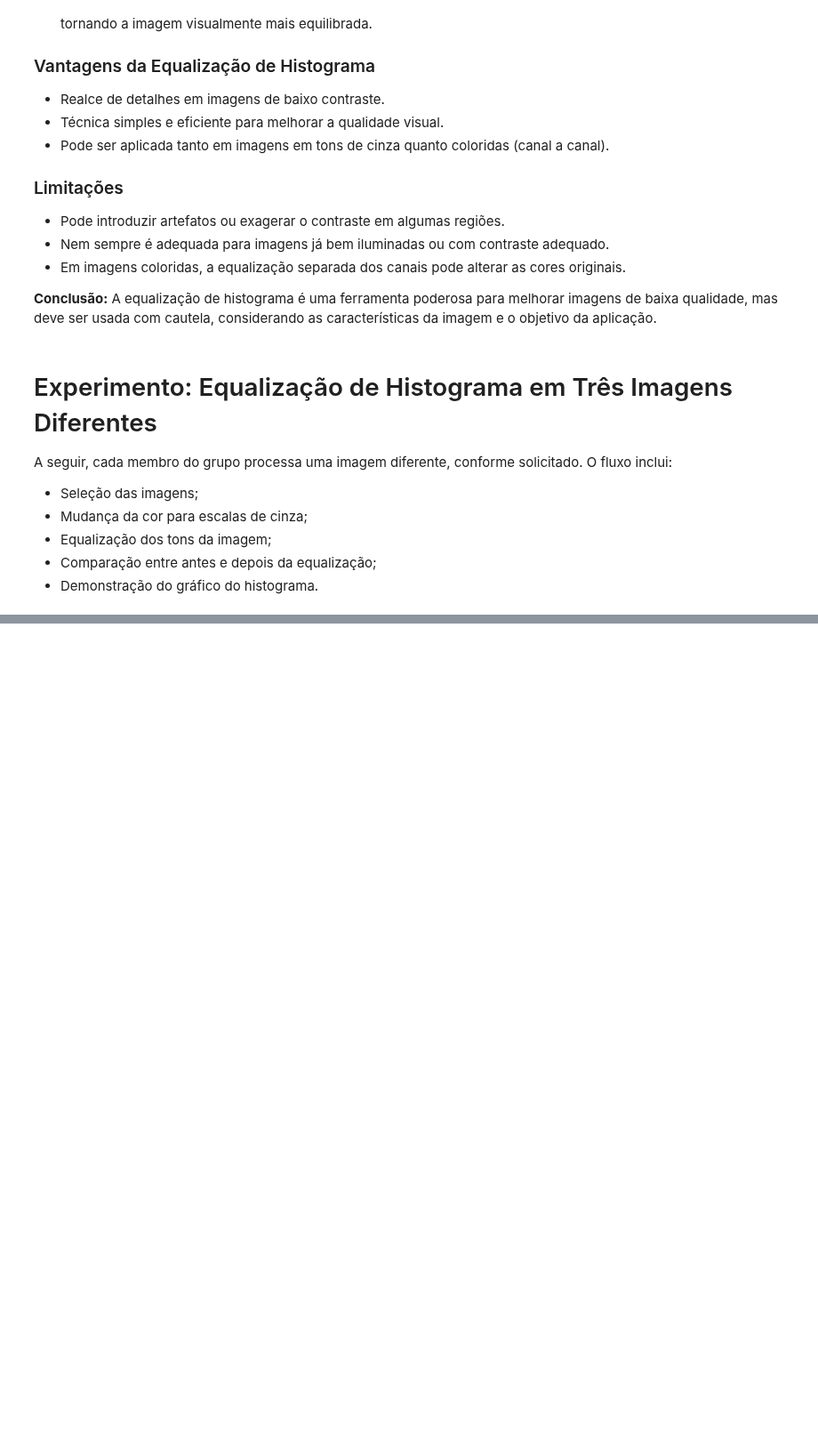
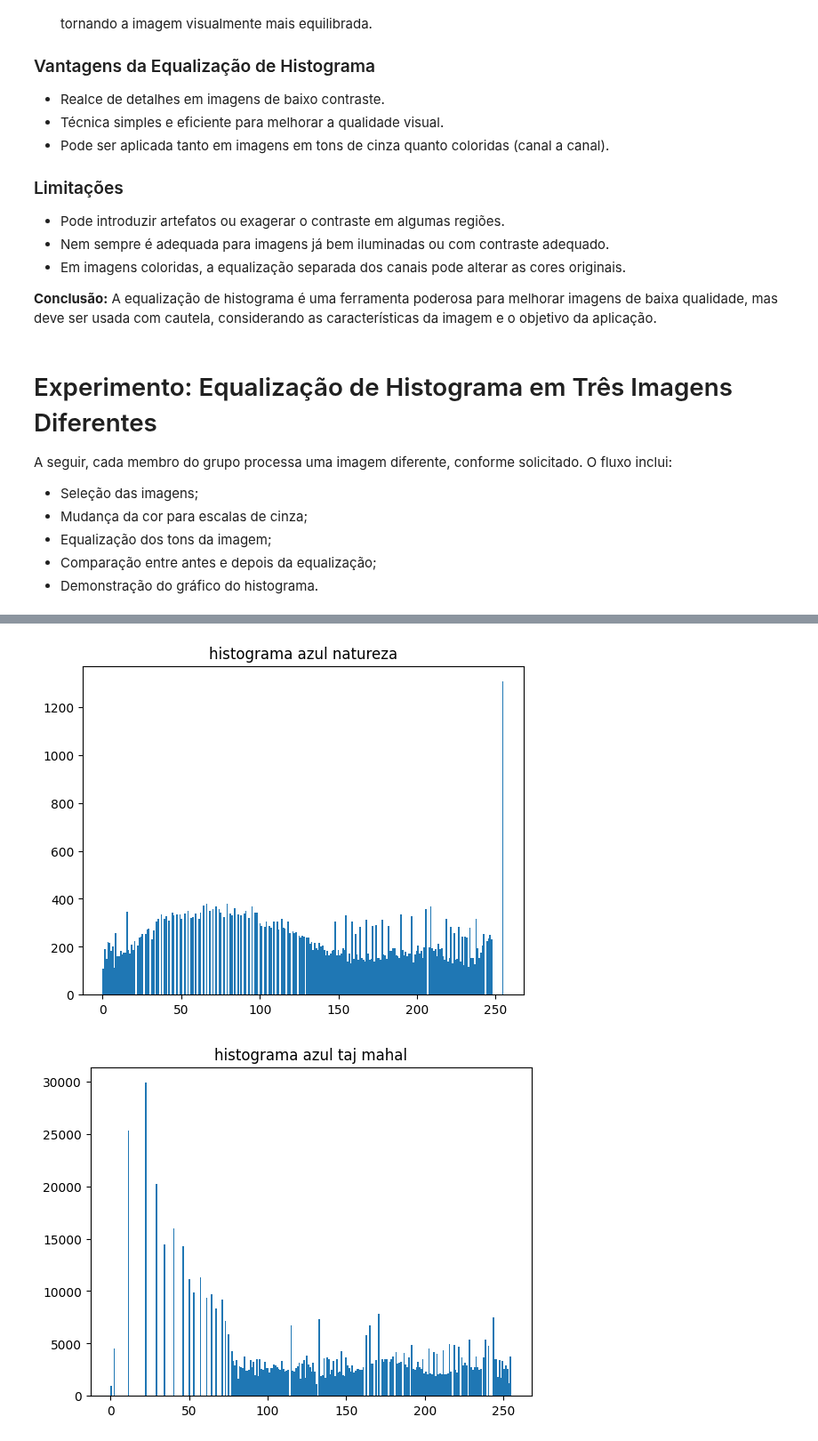
Before and after one commit to FelipeMajor/Projeto_Limiarizacao, a Jupyter notebook: Main.ipynb, the cells around one changed output, grey strips where cells are left out. Shown at 89% size. Drawn from its saved outputs; the diff is of its cells as text; code cells hidden in the pictures; blank space fills up the shorter version.

```diff
--- a/Main.ipynb
+++ b/Main.ipynb
@@ -121,0 +134,11 @@ NameError: name 'io' is not defined
+# %%
+bgr_planos = cv2.split(img) #separando os planos bgr
+equalizado_b = cv2.equalizeHist(bgr_planos[0]) # equalizando o plano azul
+printhistogram(equalizado_b, "histograma azul natureza")
+
+bgr_planos2 = cv2.split(img2) #separando os planos bgr
+equalizado_b2 = cv2.equalizeHist(bgr_planos2[0]) # equalizando o plano azul
+printhistogram(equalizado_b2, "histograma azul taj mahal")
+# %% [output]
+[figure, added]
+[figure, added]
```
Also changed, not shown: parts of 18 cells of this notebook, 2 other files.
